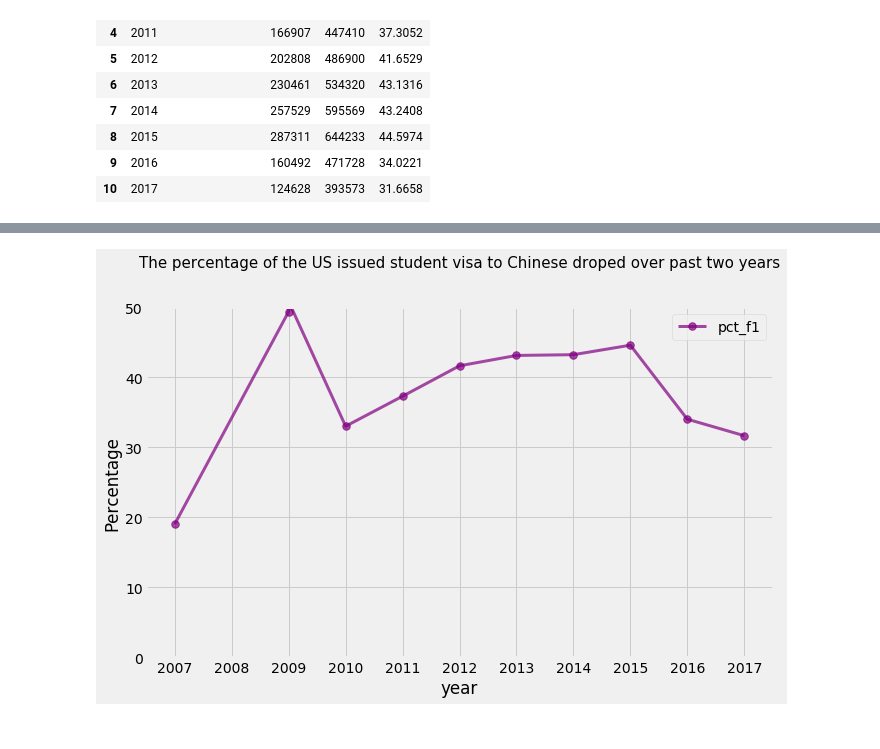
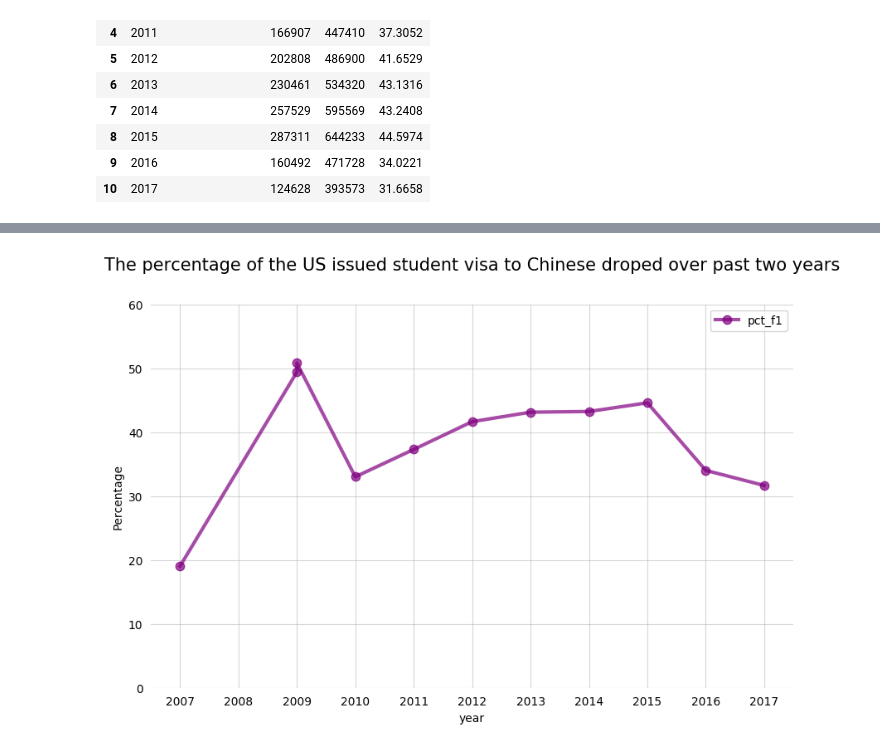
Before and after one commit to SiruiZhu/Data-Studio, a Jupyter notebook: code/01-internationalstudent/Chinese students are less in the US_Zhu.ipynb, the cells around one changed output, grey strips where cells are left out. Drawn from its saved outputs; the diff is of its cells as text; code cells hidden in the pictures.

```diff
--- a/code/01-internationalstudent/Chinese students are less in the US_Zhu.ipynb
+++ b/code/01-internationalstudent/Chinese students are less in the US_Zhu.ipynb
@@ -4,7 +4,7 @@ import numpy as np
 %matplotlib inline
 import matplotlib.pyplot as plt
 # %%
-#xls = pd.ExcelFile("visadata.xls", header=None)
+xls = pd.ExcelFile("visadata.xls", header=None)
 # %%
 df1 = pd.read_excel(xls, 'FY07', header=None)
 df1.head()
@@ -68,7 +68,7 @@ See the caveats in the documentation: http://pandas.pydata.org/pandas-docs/stabl
 df2 = pd.read_excel(xls, 'FY08', header=None)
 df2.rename(columns={20: 'F1'}, inplace=True)
 df2.rename(columns={0: 'country'}, inplace=True)
-df2_china = df2.loc[df3['country'].isin(array)]
+df2_china = df2.loc[df2['country'].isin(array)]
 df2_china = df2_china[['country', 'F1']]
 df2_china['year'] = ('2009')
 df2_china
@@ -321,8 +323,8 @@ df_info.to_csv("usvisa.csv", index=False)
 # %%
-plt.style.use('fivethirtyeight')
+#plt.style.use('fivethirtyeight')
 ax = df_info.plot(x='year', y='F1 Visa issued to Chinese',figsize=(10,6), legend=False, color='purple', alpha=0.7, style='.-',linewidth='3', markersize= '15')
-ax.set_title("Numbers of US issued F-1 student visas to Chinese drop dramatically after 2015", pad=40)
-ax.title.set_fontsize(20)
+ax.set_title("Numbers of US issued F-1 student visas to Chinese drop dramatically after 2015", pad=30)
+ax.title.set_fontsize(18)
 ax.set_xticks([2007,2008,2009,2010,2011,2012,2013,2014,2015,2016,2017])
 ax.title.set_fontname('Microsoft Sans Serif')
 ax.spines['top'].set_visible(False)
@@ -340,4 +342,5 @@ ax.xaxis.label.set_visible(False)
 plt.xlabel("Year")
 plt.ylabel("Number of F-1 visas")
 plt.savefig('output1.pdf')
+plt.show()
 # %% [output]
@@ -345,11 +350,17 @@ plt.savefig('output1.pdf')
 # %%
-plt.style.use('fivethirtyeight')
+#plt.style.use('fivethirtyeight')
 ax2 = df_info.plot(kind='bar',x='year', y=['F1 Visa issued to Chinese','F1'], stacked=True, figsize=(10,6), color = ["#800080", "#B23CB2"], label = ["F1 Visa issued to Chinese",'F1 Visa issued in total'])
-ax2.set_title("Numbers of US issued F-1 student visas to Chinese VS in Total", pad=40)
+ax2.set_title("Numbers of US issued F-1 student visas to Chinese VS in Total", pad=30)
 ax2.title.set_fontsize(20)
 ax2.title.set_fontname('Microsoft Sans Serif')
+ax2.spines['top'].set_visible(False)
+ax2.spines['left'].set_visible(False)
+ax2.spines['bottom'].set_visible(False)
+ax2.spines['right'].set_visible(False)
 plt.legend(loc='best')
-ax.xaxis.label.set_visible(False)
+ax2.xaxis.label.set_visible(False)
 plt.ylabel("Number of F-1 visas")
+plt.xticks(rotation=20)
 plt.savefig('output2.pdf')
+plt.show()
 # %% [output]
@@ -357,14 +368,22 @@ plt.savefig('output2.pdf')
 # %%
-ax3 = df_info.plot(x='year', y='pct_f1', figsize=(10,6), color='purple', alpha=0.7, style='.-',linewidth='3', markersize= '15')
+ax3 = df_info.plot(x='year', y='pct_f1', figsize=(10,6), legend=False, color='purple', alpha=0.7, style='.-',linewidth='3', markersize= '15')
 ax3.set_xticks([2007,2008,2009,2010,2011,2012,2013,2014,2015,2016,2017])
-ax3.set_title("The percentage of the US issued student visa to Chinese droped over past two years", pad=40)
+ax3.set_title("The percentage of the US issued student visa to Chinese droped over past two years", pad=30)
 ax3.title.set_fontsize(15)
-ax3.set_ylim(0,50)
+ax3.set_ylim(0,60)
+ax3.spines['top'].set_visible(False)
+ax3.spines['left'].set_visible(False)
+ax3.spines['bottom'].set_visible(False)
+ax3.spines['right'].set_visible(False)
+ax3.tick_params(which='major', left=False, bottom=False, top=False, grid_alpha=0.5)
+ax3.grid(True, axis='x')
+ax3.grid(True, axis='y')
 plt.legend(loc='best')
 plt.ylabel("Percentage")
 plt.savefig('output3.pdf')
+plt.show()
 # %% [output]
-[figure, old version]
+[figure, new version]
 # %%
 #download a csv online
 df_number =pd.read_csv("international students in the US.csv")
```
Also changed, not shown: parts of 4 cells of this notebook, 11 other files.
